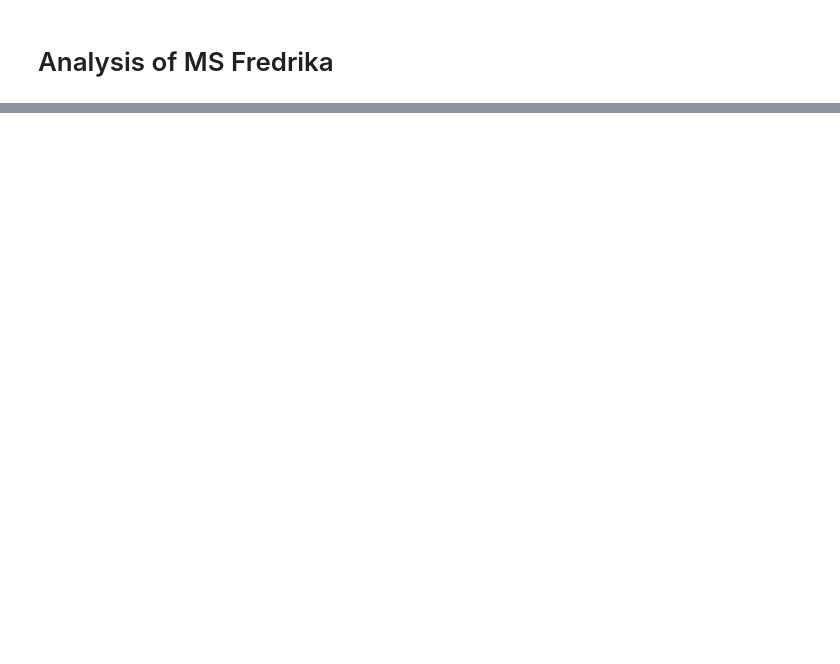
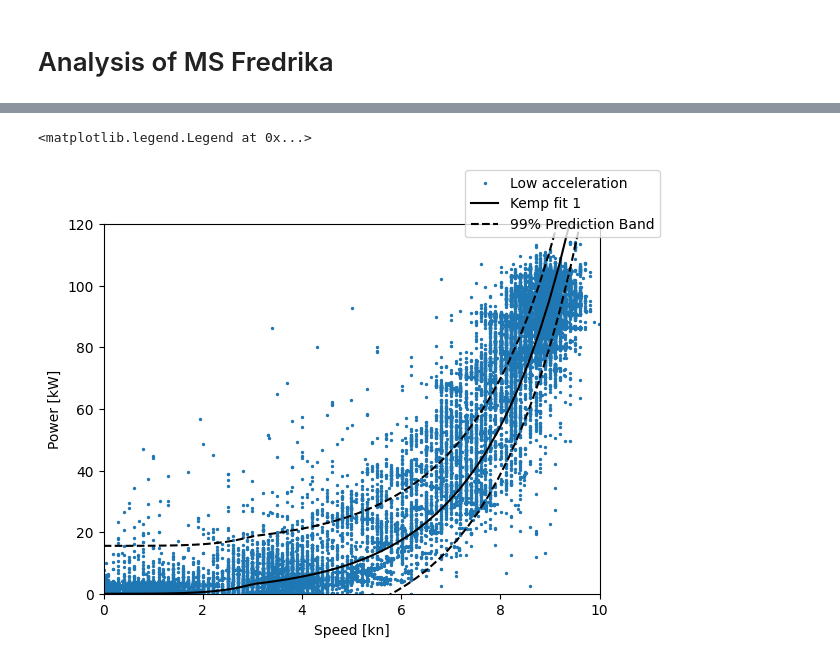
Before and after one commit to arvidsorfeldt/py-fish, a Jupyter notebook: fredrika.ipynb, the cells around one changed output, grey strips where cells are left out. Saved outputs shown, nothing was run; the diff lists cells and outputs as text; code cells hidden in the pictures; blank space fills up the shorter version.

Commit message:
Refactored and added 99% prediction bands

```diff
--- a/fredrika.ipynb
+++ b/fredrika.ipynb
@@ -159,0 +155,24 @@ fig.legend()
+# %%
+fig, ax = plt.subplots()
+plot_power_data(low_acceleration_speed_and_power, ax, label="Low acceleration")
+ax.plot(
+    speeds,
+    calculate_propulsion_power(speeds=speeds, length=LENGTH, beam=BEAM, c4=popt[0]),
+    label="Kemp fit 1",
+    color="black",
+    linestyle="-",
+)
+lpb, upb = predband(
+    speeds,
+    low_acceleration_speed_and_power[:, 0],
+    low_acceleration_speed_and_power[:, 1],
+    popt,
+    power_function,
+    conf=0.99,
+)
+plt.plot(speeds, lpb, "k--", label="99% Prediction Band")
+plt.plot(speeds, upb, "k--")
+fig.legend()
+# %% [output]
+<matplotlib.legend.Legend at 0x...>
+[figure, added]
```
Also changed, not shown: parts of 34 cells of this notebook, 6 other files.
